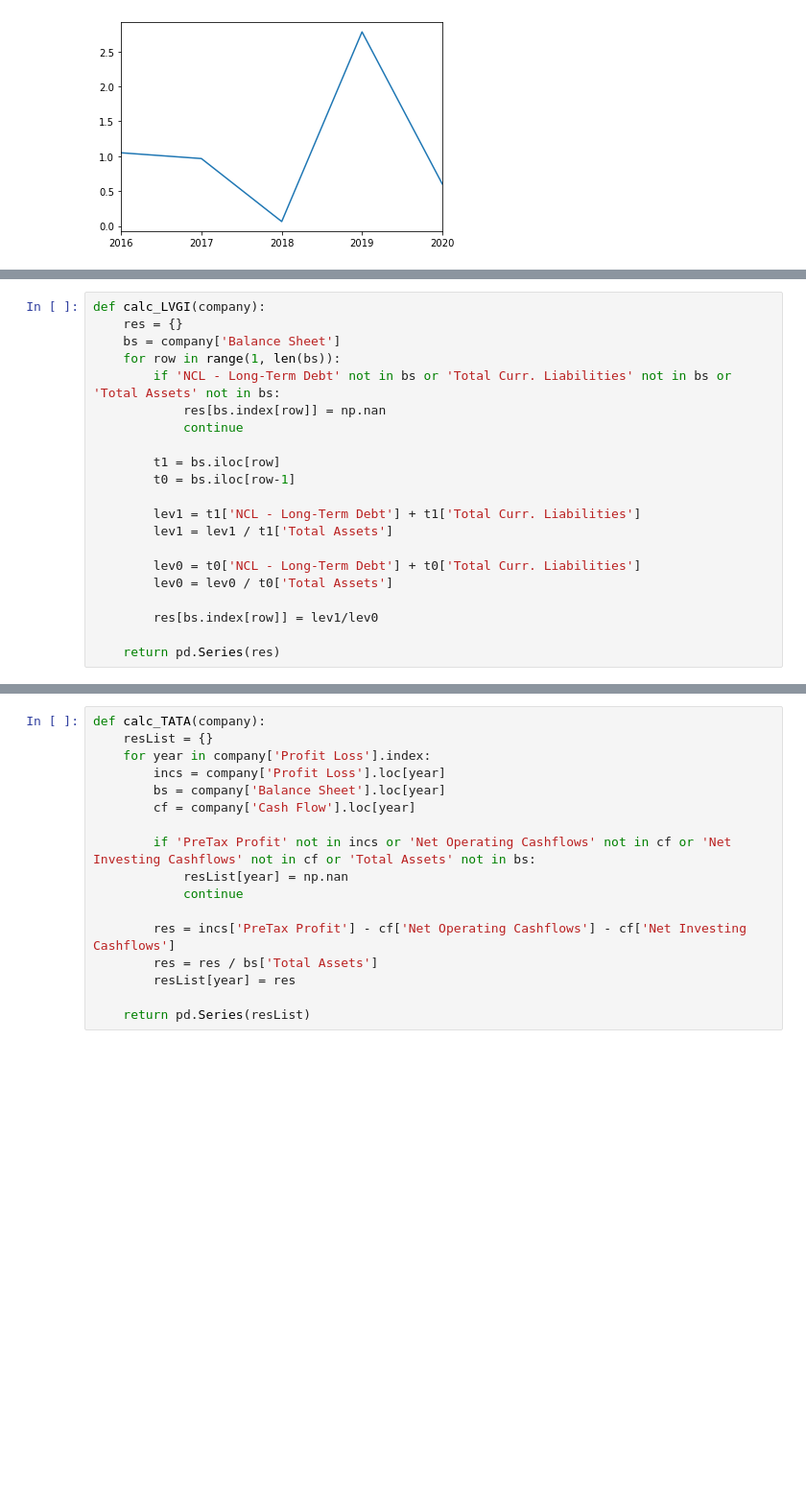
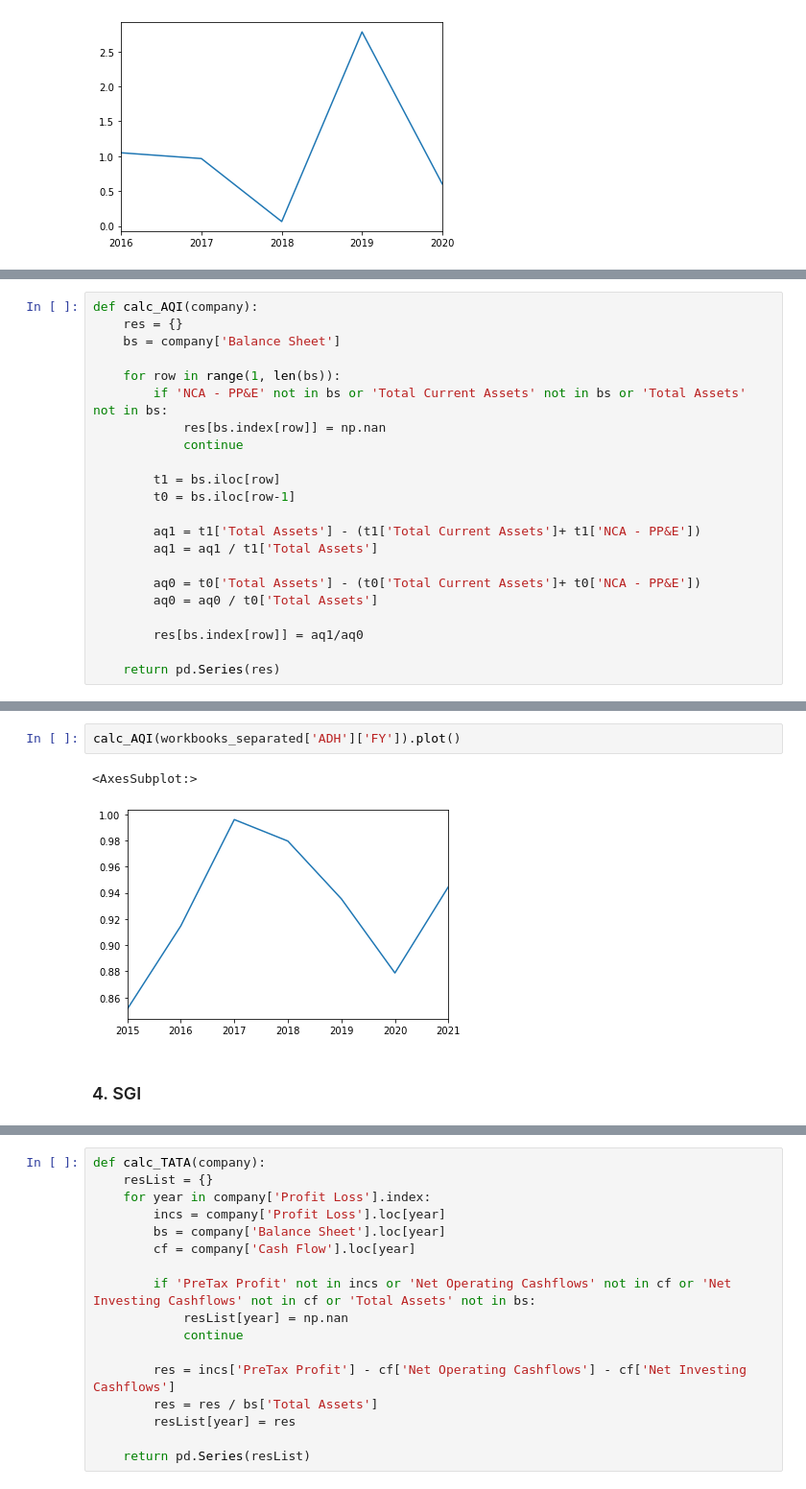
Before and after one commit to someonealive0/deepaudit, a Jupyter notebook: COMP3850.ipynb, the cells around one changed output, grey strips where cells are left out. Shown at 96% size. Saved outputs shown, nothing was run; the diff lists cells and outputs as text; blank space fills up the shorter version.

```diff
--- a/COMP3850.ipynb
+++ b/COMP3850.ipynb
@@ -247,21 +265,22 @@ calc_DSRI(workbooks_separated['ADH']['HY']).plot()
 # %%
-def calc_LVGI(company):
+def calc_AQI(company):
     res = {}
     bs = company['Balance Sheet']
+
     for row in range(1, len(bs)):
-        if 'NCL - Long-Term Debt' not in bs or 'Total Curr. Liabilities' not in bs or 'Total Assets' not in bs:
+        if 'NCA - PP&E' not in bs or 'Total Current Assets' not in bs or 'Total Assets' not in bs:
             res[bs.index[row]] = np.nan
             continue
 
         t1 = bs.iloc[row]
         t0 = bs.iloc[row-1]
 
-        lev1 = t1['NCL - Long-Term Debt'] + t1['Total Curr. Liabilities']
-        lev1 = lev1 / t1['Total Assets']
+        aq1 = t1['Total Assets'] - (t1['Total Current Assets']+ t1['NCA - PP&E'])
+        aq1 = aq1 / t1['Total Assets']
 
-        lev0 = t0['NCL - Long-Term Debt'] + t0['Total Curr. Liabilities']
-        lev0 = lev0 / t0['Total Assets']
+        aq0 = t0['Total Assets'] - (t0['Total Current Assets']+ t0['NCA - PP&E'])
+        aq0 = aq0 / t0['Total Assets']
 
-        res[bs.index[row]] = lev1/lev0
+        res[bs.index[row]] = aq1/aq0
 
     return pd.Series(res)
@@ -273,0 +287,7 @@ calc_LVGI(workbooks_combined['BCI']).plot()
+# %%
+calc_AQI(workbooks_separated['ADH']['FY']).plot()
+# %% [output]
+<AxesSubplot:>
+[figure, added]
+# %% [markdown]
+### 4. SGI
```
Also changed, not shown: parts of 22 cells of this notebook.
